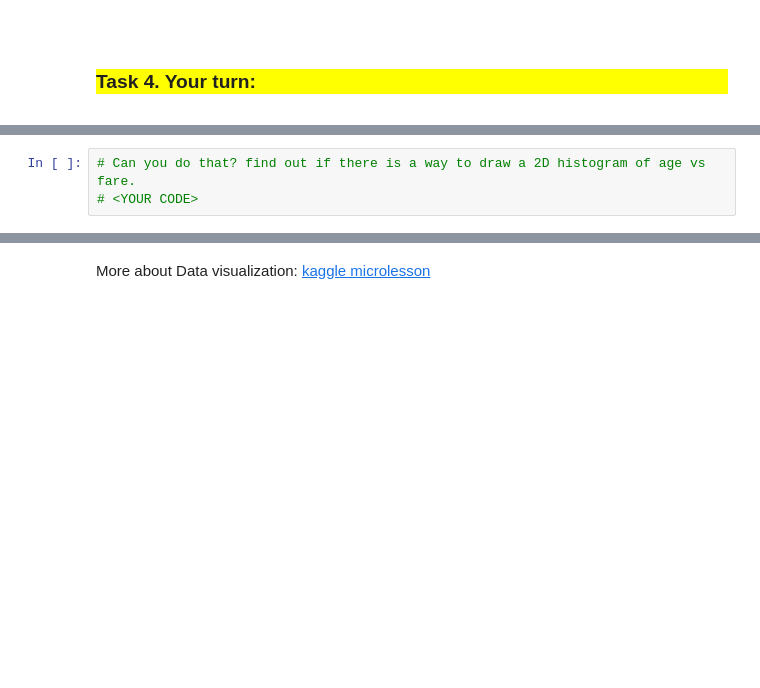
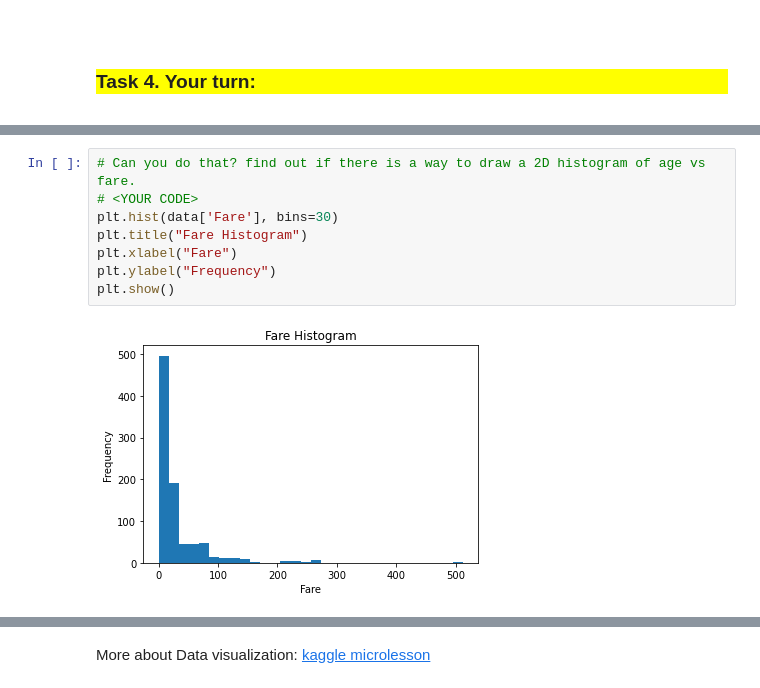
Before and after one commit to Jiahang-Zhang1/cs_1503_environment_setup, a Jupyter notebook: 3. Pandas.ipynb, the cells around one changed output, grey strips where cells are left out. Drawn from its saved outputs; the diff is of its cells as text; blank space fills up the shorter version.

```diff
--- a/3. Pandas.ipynb
+++ b/3. Pandas.ipynb
@@ -199,6 +369,13 @@ plt.hist([0, 1, 1, 1, 2, 2, 3, 3, 3, 3, 3, 4,
 # %%
 # Can you do that? find out if there is a way to draw a 2D histogram of age vs fare.
 # <YOUR CODE>
+plt.hist(data['Fare'], bins=30)
+plt.title("Fare Histogram")
+plt.xlabel("Fare")
+plt.ylabel("Frequency")
+plt.show()
+# %% [output]
+[figure, added]
 # %%
 # make a scatter plot of passenger age vs ticket fare
 
```
Also changed, not shown: parts of 24 cells of this notebook.
